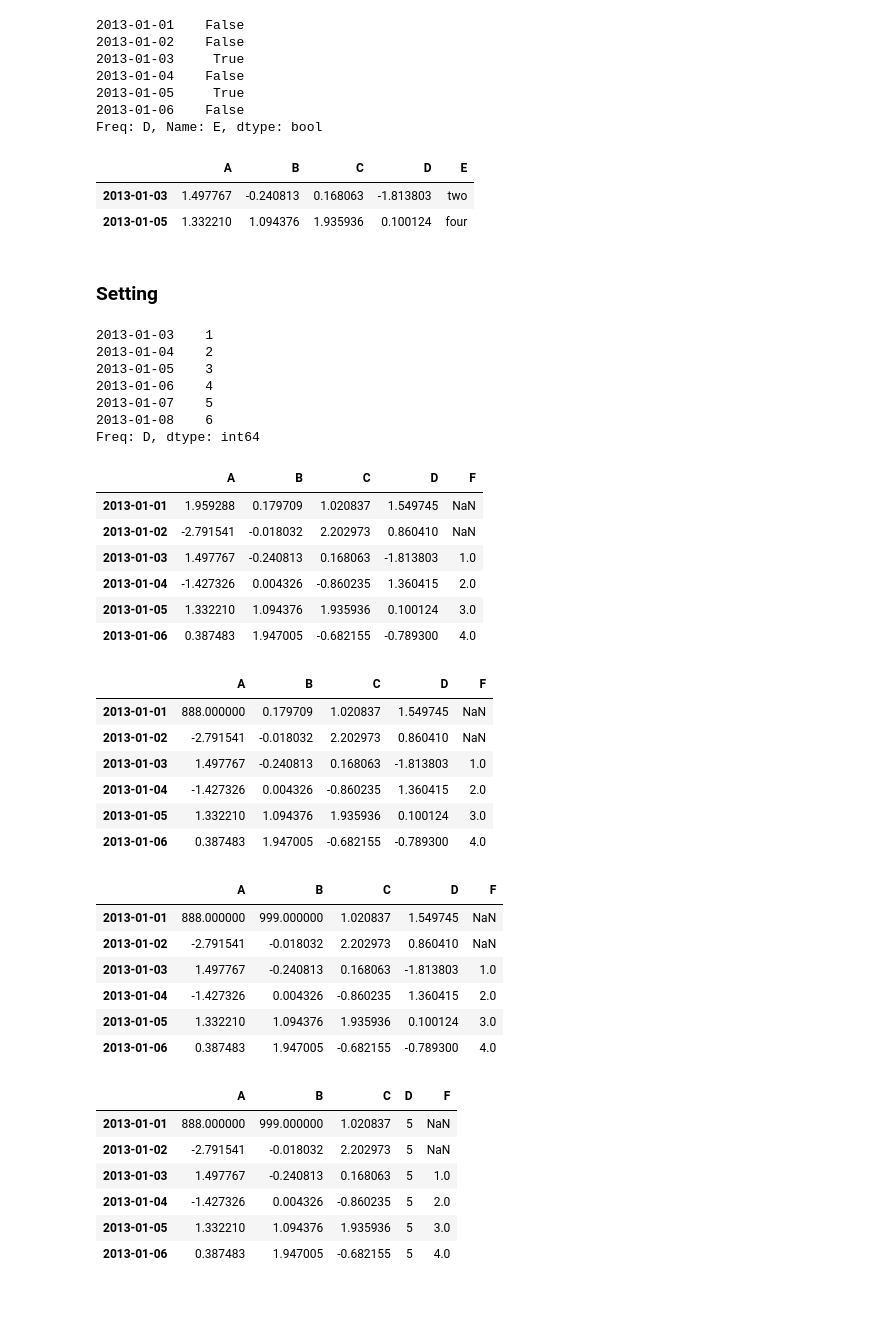
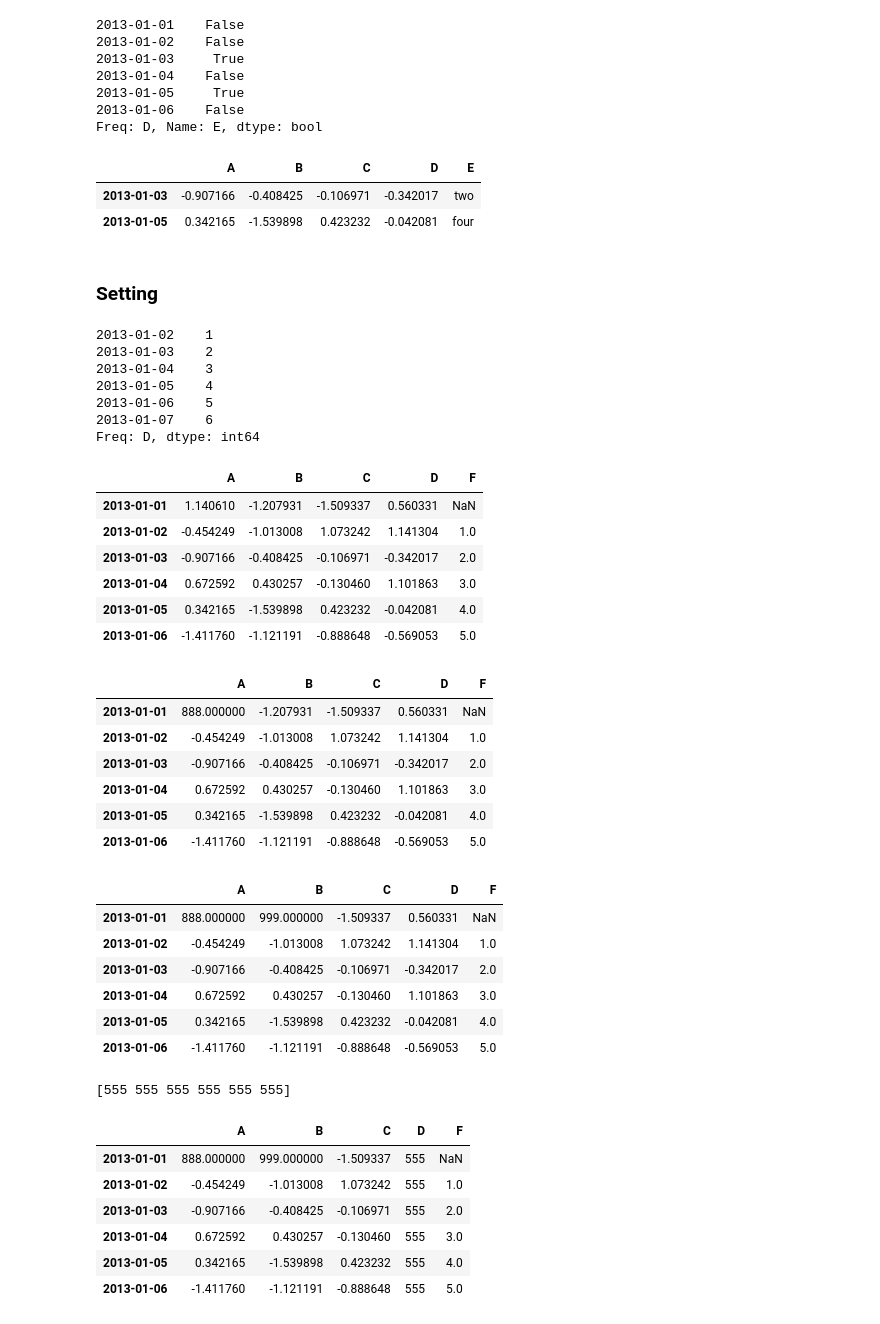
Before and after one commit to FarajLagum/accelerated-mastery, a Jupyter notebook: pandas/01_pandas_quick_statrt.ipynb, the cells around one changed output. Saved outputs shown, nothing was run; the diff lists cells and outputs as text; code cells hidden in the pictures.

```diff
--- a/pandas/01_pandas_quick_statrt.ipynb
+++ b/pandas/01_pandas_quick_statrt.ipynb
@@ -338,70 +337,76 @@ df2["E"].isin(["two", "four"])
 2013-01-06    False
 Freq: D, Name: E, dtype: bool
 # %%
-df2[df2["E"].isin(["two", "four"])]
+df_temp[df_temp["E"].isin(["two", "four"])]
 # %% [output]
 |  | A | B | C | D | E |
-| 2013-01-03 | 1.497767 | -0.240813 | 0.168063 | -1.813803 | two |
-| 2013-01-05 | 1.332210 | 1.094376 | 1.935936 | 0.100124 | four |
+| 2013-01-03 | -0.907166 | -0.408425 | -0.106971 | -0.342017 | two |
+| 2013-01-05 | 0.342165 | -1.539898 | 0.423232 | -0.042081 | four |
 # %% [markdown]
 ### Setting
 # %%
 # Setting a new column automatically aligns the data by the indexes:
 
-s1 = pd.Series([1, 2, 3, 4, 5, 6], index=pd.date_range("20130103", periods=6))
+s1 = pd.Series([1, 2, 3, 4, 5, 6], index=pd.date_range("20130102", periods=6))
 s1
 # %% [output]
-2013-01-03    1
-2013-01-04    2
-2013-01-05    3
-2013-01-06    4
-2013-01-07    5
-2013-01-08    6
+2013-01-02    1
+2013-01-03    2
+2013-01-04    3
+2013-01-05    4
+2013-01-06    5
+2013-01-07    6
 Freq: D, dtype: int64
 # %%
 df["F"] = s1
 df
 # %% [output]
 |  | A | B | C | D | F |
-| 2013-01-01 | 1.959288 | 0.179709 | 1.020837 | 1.549745 | NaN |
-| 2013-01-02 | -2.791541 | -0.018032 | 2.202973 | 0.860410 | NaN |
-| 2013-01-03 | 1.497767 | -0.240813 | 0.168063 | -1.813803 | 1.0 |
-| 2013-01-04 | -1.427326 | 0.004326 | -0.860235 | 1.360415 | 2.0 |
-| 2013-01-05 | 1.332210 | 1.094376 | 1.935936 | 0.100124 | 3.0 |
-| 2013-01-06 | 0.387483 | 1.947005 | -0.682155 | -0.789300 | 4.0 |
+| 2013-01-01 | 1.140610 | -1.207931 | -1.509337 | 0.560331 | NaN |
+| 2013-01-02 | -0.454249 | -1.013008 | 1.073242 | 1.141304 | 1.0 |
+| 2013-01-03 | -0.907166 | -0.408425 | -0.106971 | -0.342017 | 2.0 |
+| 2013-01-04 | 0.672592 | 0.430257 | -0.130460 | 1.101863 | 3.0 |
+| 2013-01-05 | 0.342165 | -1.539898 | 0.423232 | -0.042081 | 4.0 |
+| 2013-01-06 | -1.411760 | -1.121191 | -0.888648 | -0.569053 | 5.0 |
 # %%
 # Setting values by label:
 df.at[dates[0], "A"] = 888
 df
 # %% [output]
 |  | A | B | C | D | F |
-| 2013-01-01 | 888.000000 | 0.179709 | 1.020837 | 1.549745 | NaN |
-| 2013-01-02 | -2.791541 | -0.018032 | 2.202973 | 0.860410 | NaN |
-| 2013-01-03 | 1.497767 | -0.240813 | 0.168063 | -1.813803 | 1.0 |
-| 2013-01-04 | -1.427326 | 0.004326 | -0.860235 | 1.360415 | 2.0 |
-| 2013-01-05 | 1.332210 | 1.094376 | 1.935936 | 0.100124 | 3.0 |
-| 2013-01-06 | 0.387483 | 1.947005 | -0.682155 | -0.789300 | 4.0 |
+| 2013-01-01 | 888.000000 | -1.207931 | -1.509337 | 0.560331 | NaN |
+| 2013-01-02 | -0.454249 | -1.013008 | 1.073242 | 1.141304 | 1.0 |
+| 2013-01-03 | -0.907166 | -0.408425 | -0.106971 | -0.342017 | 2.0 |
+| 2013-01-04 | 0.672592 | 0.430257 | -0.130460 | 1.101863 | 3.0 |
+| 2013-01-05 | 0.342165 | -1.539898 | 0.423232 | -0.042081 | 4.0 |
+| 2013-01-06 | -1.411760 | -1.121191 | -0.888648 | -0.569053 | 5.0 |
 # %%
 # Setting values by position:
 df.iat[0, 1] = 999
 df
 # %% [output]
 |  | A | B | C | D | F |
-| 2013-01-01 | 888.000000 | 999.000000 | 1.020837 | 1.549745 | NaN |
-| 2013-01-02 | -2.791541 | -0.018032 | 2.202973 | 0.860410 | NaN |
-| 2013-01-03 | 1.497767 | -0.240813 | 0.168063 | -1.813803 | 1.0 |
-| 2013-01-04 | -1.427326 | 0.004326 | -0.860235 | 1.360415 | 2.0 |
-| 2013-01-05 | 1.332210 | 1.094376 | 1.935936 | 0.100124 | 3.0 |
-| 2013-01-06 | 0.387483 | 1.947005 | -0.682155 | -0.789300 | 4.0 |
+| 2013-01-01 | 888.000000 | 999.000000 | -1.509337 | 0.560331 | NaN |
+| 2013-01-02 | -0.454249 | -1.013008 | 1.073242 | 1.141304 | 1.0 |
+| 2013-01-03 | -0.907166 | -0.408425 | -0.106971 | -0.342017 | 2.0 |
+| 2013-01-04 | 0.672592 | 0.430257 | -0.130460 | 1.101863 | 3.0 |
+| 2013-01-05 | 0.342165 | -1.539898 | 0.423232 | -0.042081 | 4.0 |
+| 2013-01-06 | -1.411760 | -1.121191 | -0.888648 | -0.569053 | 5.0 |
 # %%
 # Setting by assigning with a NumPy array:
-df.loc[:, "D"] = np.array([5] * len(df))
+
+n = np.array([555] * len(df))
+
+print(n)
+
+df.loc[:, "D"] = n
 df
 # %% [output]
+[555 555 555 555 555 555]
 |  | A | B | C | D | F |
-| 2013-01-01 | 888.000000 | 999.000000 | 1.020837 | 5 | NaN |
-| 2013-01-02 | -2.791541 | -0.018032 | 2.202973 | 5 | NaN |
-| 2013-01-03 | 1.497767 | -0.240813 | 0.168063 | 5 | 1.0 |
-| 2013-01-04 | -1.427326 | 0.004326 | -0.860235 | 5 | 2.0 |
-| 2013-01-05 | 1.332210 | 1.094376 | 1.935936 | 5 | 3.0 |
-| 2013-01-06 | 0.387483 | 1.947005 | -0.682155 | 5 | 4.0 |
+| 2013-01-01 | 888.000000 | 999.000000 | -1.509337 | 555 | NaN |
+| 2013-01-02 | -0.454249 | -1.013008 | 1.073242 | 555 | 1.0 |
+| 2013-01-03 | -0.907166 | -0.408425 | -0.106971 | 555 | 2.0 |
+| 2013-01-04 | 0.672592 | 0.430257 | -0.130460 | 555 | 3.0 |
+| 2013-01-05 | 0.342165 | -1.539898 | 0.423232 | 555 | 4.0 |
+| 2013-01-06 | -1.411760 | -1.121191 | -0.888648 | 555 | 5.0 |
```
Also changed, not shown: parts of 81 cells of this notebook, 3 other files.
